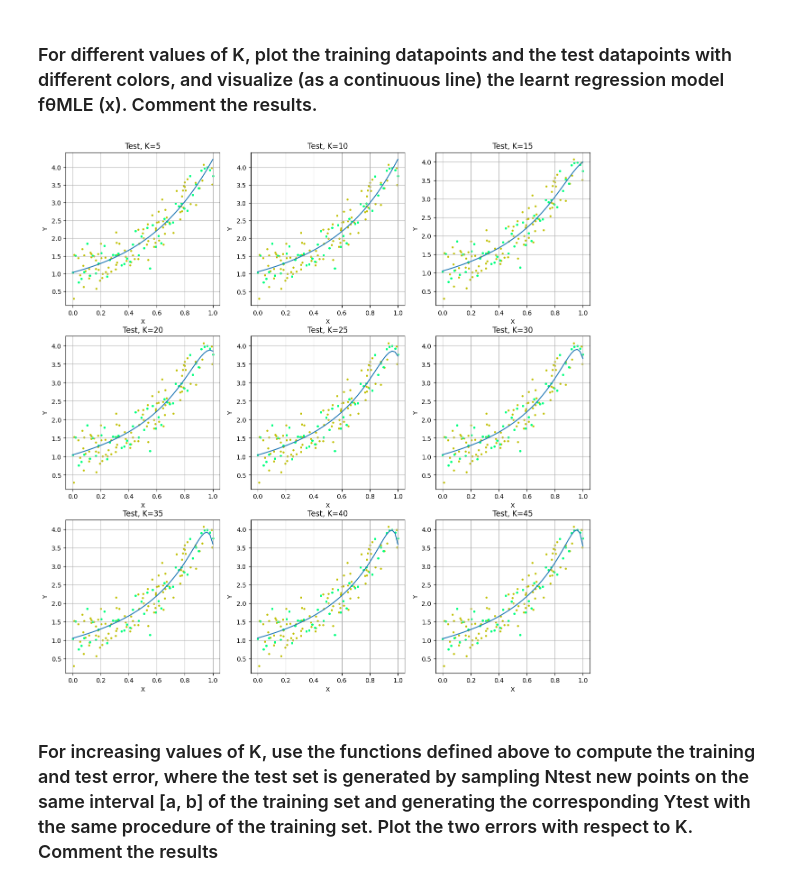
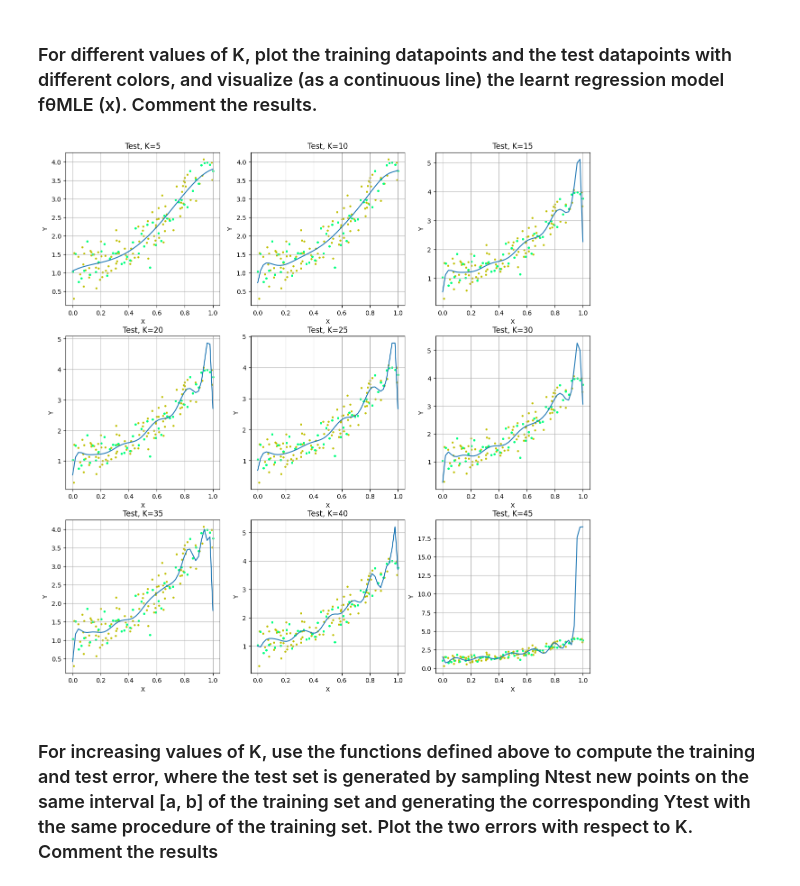
Before and after one commit to francesco-source/Artificial-Intelligence-UNIBO, a Jupyter notebook: Statistical_and_mathematical_methods_for_AI/Exercises/Esercizio4.ipynb, the cells around one changed output. Cells and saved outputs as stored; diff of their text form; code cells hidden in the pictures.

```diff
--- a/Statistical_and_mathematical_methods_for_AI/Exercises/Esercizio4.ipynb
+++ b/Statistical_and_mathematical_methods_for_AI/Exercises/Esercizio4.ipynb
@@ -189,24 +189,24 @@ plt.show()
 # %%
 ### Poviamo a trovare il k senza sapere quale sia
 K_try=[i for i in range(0,50,5)]
 Xtest=np.linspace(0,1,Ntest)
 plt.figure(figsize=[15,5*3])
 for k in range(1,len(K_try)):
     plt.subplot(3,3,k)
 
-    theta_MLE=Choose_MLE("SGD",Xtrain,Ytrain,K_try[k])
+    theta_MLE=Choose_MLE("S",Xtrain,Ytrain,K_try[k])
 
     Y_MLE_train=np.vander(Xtrain,K_try[k])@theta_MLE
     Y_MLE_test=np.vander(Xtest,K_try[k])@theta_MLE
 
 
     scatterfig(Xtrain,Ytrain,"Data","X","Y","Train")
     scatterfig(Xtest,Ytest,"Data","X","Y","TEST")
     plotfig(Xtest,Y_MLE_test,f"Test, K={K_try[k]}","X","Y","")
     plt.grid()
 plt.show()
 # %% [output]
-[figure, old version]
+[figure, new version]
 # %% [markdown]
 ###  For increasing values of K, use the functions defined above to compute the training and test error, where the test set is generated by sampling Ntest new points on the same interval [a, b] of the training set and generating the corresponding Ytest with the same procedure of the training set. Plot the two errors with respect to K. Comment the results
 # %%
```
Also changed, not shown: 2 other files.
